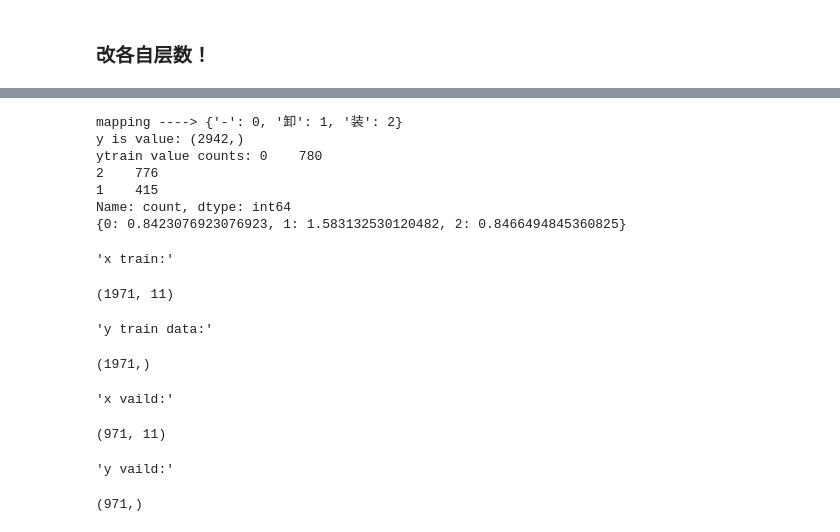
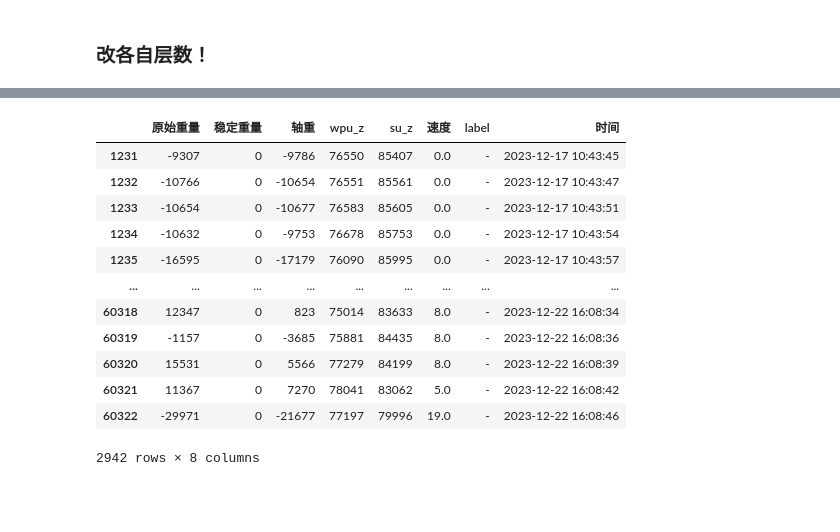
Before and after one commit to ainiubility/CNN-LSTM-Attention, a Jupyter notebook: C_L_A_train_test.ipynb, the cells around one changed output, grey strips where cells are left out. Cells and saved outputs as stored; diff of their text form; code cells hidden in the pictures; blank space fills up the shorter version.

```diff
--- a/C_L_A_train_test.ipynb
+++ b/C_L_A_train_test.ipynb
@@ -546,56 +553,19 @@ def generate_class_weights(class_series, multi_class=True, one_hot_encoded=False
     class_weights = [n_samples / (n_classes * freq) if freq > 0 else 1 for freq in class_count]
     class_labels = range(len(class_weights)) if mlb is None else mlb.classes_
     return dict(zip(class_labels, class_weights))
-# %%
-
-from numpy import disp
-from sklearn.utils.class_weight import compute_class_weight
-
-# Normalized
-data, scaler = normalize(data, numeric_col_names)
-
-# feature_col_names = numeric_col_names +  time_col_names
-feature_col_names = numeric_col_names  # 暂时去掉 时间
-xdata = data[feature_col_names]
-ydata = data[label_col_names]
-feature_col_num = len(feature_col_names)
-
-
-ydata_numeric=normalizeY(ydata)
-
-
-y=np.asanyarray(ydata_numeric).reshape(-1)
-allclasses=np.unique(y)
-print('y is value:',y.shape)
-
-
-xtrain, xv, ytrain, yv = train_test_split(
-    np.asarray(xdata).reshape(-1, feature_col_num), np.asarray(y).reshape(-1), test_size=0.33, shuffle=False
-)
-
-print("ytrain value counts:",pd.Series(ytrain).value_counts())
-
-testWeight =generate_class_weights(ytrain,multi_class=True, one_hot_encoded=False)
-
-print(testWeight)
-# print(xtrain)
-# print(ytrain)
-display('x train:',xtrain.shape, 'y train data:',ytrain.shape)
-
-display('x vaild:',xv.shape, 'y vaild:',yv.shape)
-# %% [output]
-mapping ----> {'-': 0, '卸': 1, '装': 2}
-y is value: (2942,)
-ytrain value counts: 0    780
-2    776
-1    415
-Name: count, dtype: int64
-{0: 0.8423076923076923, 1: 1.583132530120482, 2: 0.8466494845360825}
-'x train:'
-(1971, 11)
-'y train data:'
-(1971,)
-'x vaild:'
-(971, 11)
-'y vaild:'
-(971,)
+# %%
+data
+# %% [output]
+|  | 原始重量 | 稳定重量 | 轴重 | wpu_z | su_z | 速度 | label | 时间 |
+| 1231 | -9307 | 0 | -9786 | 76550 | 85407 | 0.0 | - | 2023-12-17 10:43:45 |
+| 1232 | -10766 | 0 | -10654 | 76551 | 85561 | 0.0 | - | 2023-12-17 10:43:47 |
+| 1233 | -10654 | 0 | -10677 | 76583 | 85605 | 0.0 | - | 2023-12-17 10:43:51 |
+| 1234 | -10632 | 0 | -9753 | 76678 | 85753 | 0.0 | - | 2023-12-17 10:43:54 |
+| 1235 | -16595 | 0 | -17179 | 76090 | 85995 | 0.0 | - | 2023-12-17 10:43:57 |
+| ... | ... | ... | ... | ... | ... | ... | ... | ... |
+| 60318 | 12347 | 0 | 823 | 75014 | 83633 | 8.0 | - | 2023-12-22 16:08:34 |
+| 60319 | -1157 | 0 | -3685 | 75881 | 84435 | 8.0 | - | 2023-12-22 16:08:36 |
+| 60320 | 15531 | 0 | 5566 | 77279 | 84199 | 8.0 | - | 2023-12-22 16:08:39 |
+| 60321 | 11367 | 0 | 7270 | 78041 | 83062 | 5.0 | - | 2023-12-22 16:08:42 |
+| 60322 | -29971 | 0 | -21677 | 77197 | 79996 | 19.0 | - | 2023-12-22 16:08:46 |
+2942 rows × 8 columns
```
Also changed, not shown: parts of 22 cells of this notebook.
